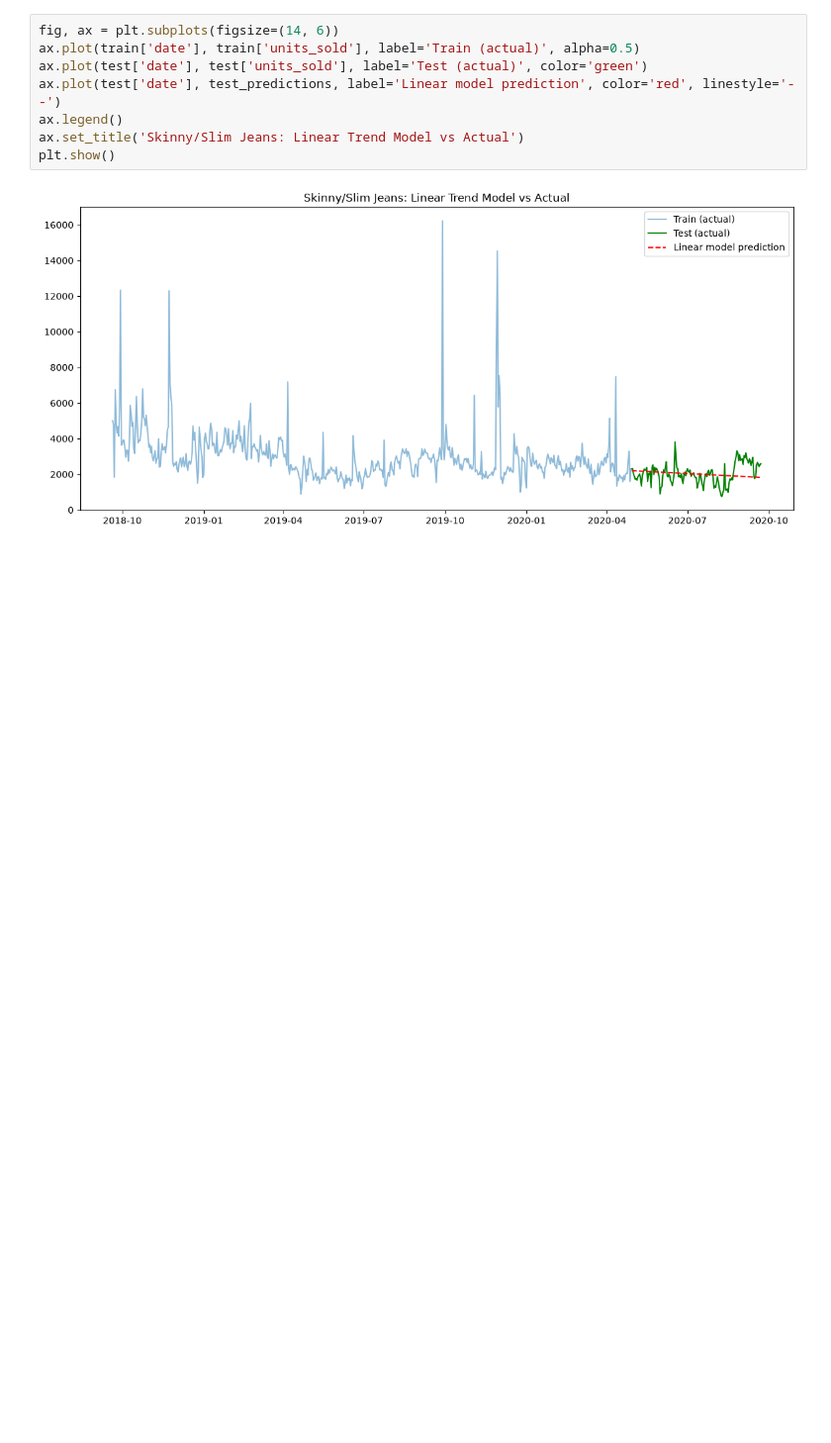
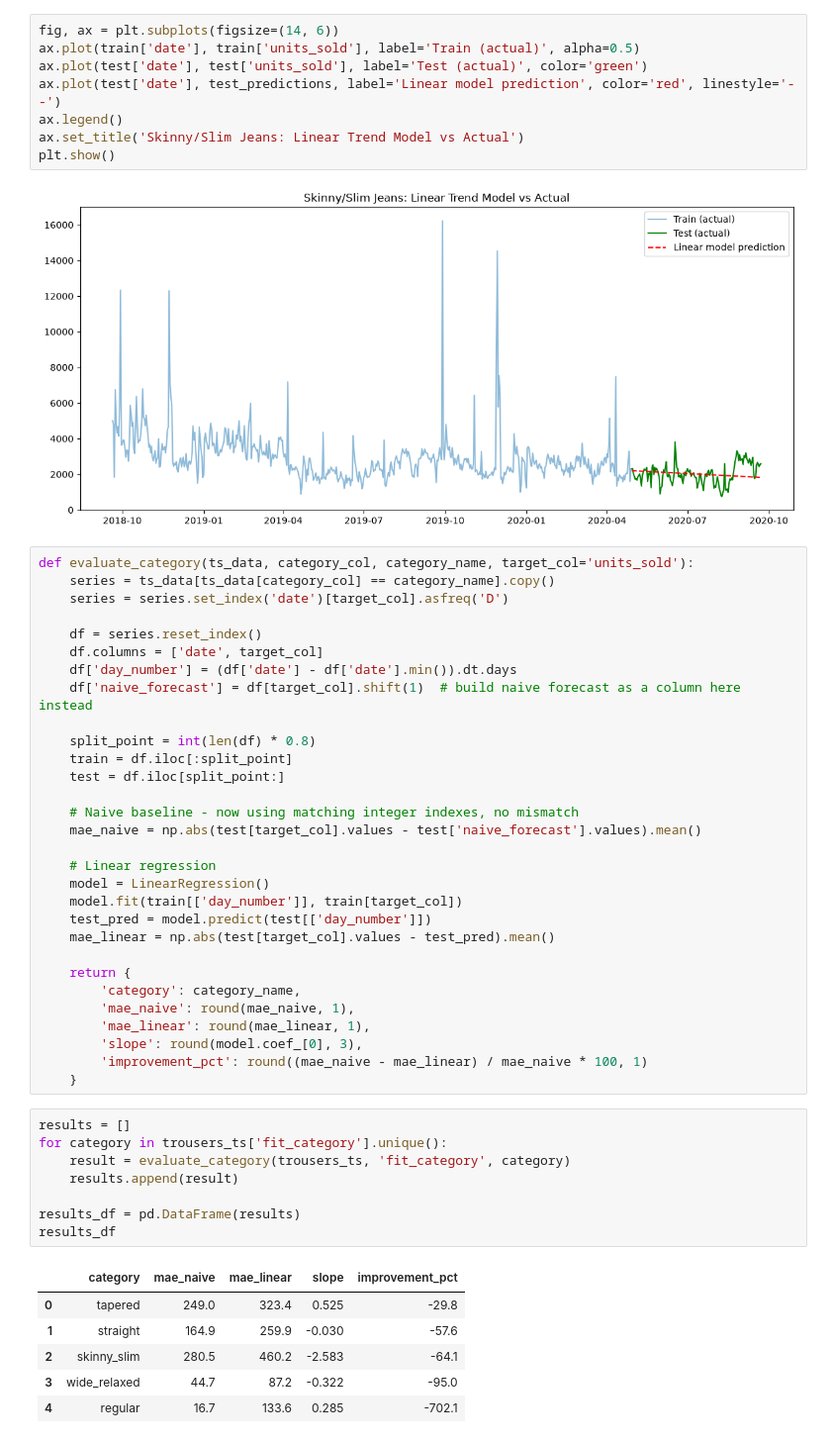
Before and after one commit to cristianowen/fashion-trend-forecasting, a Jupyter notebook: notebooks/04_forecasting.ipynb, the cells around one changed output. Shown at 99% size. Drawn from its saved outputs; the diff is of its cells as text; blank space fills up the shorter version.

```diff
--- a/notebooks/04_forecasting.ipynb
+++ b/notebooks/04_forecasting.ipynb
@@ -152,3 +152,48 @@ ax.set_title('Skinny/Slim Jeans: Linear Trend Model vs Actual')
 plt.show()
 # %% [output]
 [figure]
+# %%
+def evaluate_category(ts_data, category_col, category_name, target_col='units_sold'):
+    series = ts_data[ts_data[category_col] == category_name].copy()
+    series = series.set_index('date')[target_col].asfreq('D')
+
+    df = series.reset_index()
+    df.columns = ['date', target_col]
+    df['day_number'] = (df['date'] - df['date'].min()).dt.days
+    df['naive_forecast'] = df[target_col].shift(1)  # build naive forecast as a column here instead
+
+    split_point = int(len(df) * 0.8)
+    train = df.iloc[:split_point]
+    test = df.iloc[split_point:]
+
+    # Naive baseline - now using matching integer indexes, no mismatch
+    mae_naive = np.abs(test[target_col].values - test['naive_forecast'].values).mean()
+
+    # Linear regression
+    model = LinearRegression()
+    model.fit(train[['day_number']], train[target_col])
+    test_pred = model.predict(test[['day_number']])
+    mae_linear = np.abs(test[target_col].values - test_pred).mean()
+
+    return {
+        'category': category_name,
+        'mae_naive': round(mae_naive, 1),
+        'mae_linear': round(mae_linear, 1),
+        'slope': round(model.coef_[0], 3),
+        'improvement_pct': round((mae_naive - mae_linear) / mae_naive * 100, 1)
+    }
+# %%
+results = []
+for category in trousers_ts['fit_category'].unique():
+    result = evaluate_category(trousers_ts, 'fit_category', category)
+    results.append(result)
+
+results_df = pd.DataFrame(results)
+results_df
+# %% [output]
+|  | category | mae_naive | mae_linear | slope | improvement_pct |
+| 0 | tapered | 249.0 | 323.4 | 0.525 | -29.8 |
+| 1 | straight | 164.9 | 259.9 | -0.030 | -57.6 |
+| 2 | skinny_slim | 280.5 | 460.2 | -2.583 | -64.1 |
+| 3 | wide_relaxed | 44.7 | 87.2 | -0.322 | -95.0 |
+| 4 | regular | 16.7 | 133.6 | 0.285 | -702.1 |
```
Also changed, not shown: parts of 4 cells of this notebook, 1 other file.
